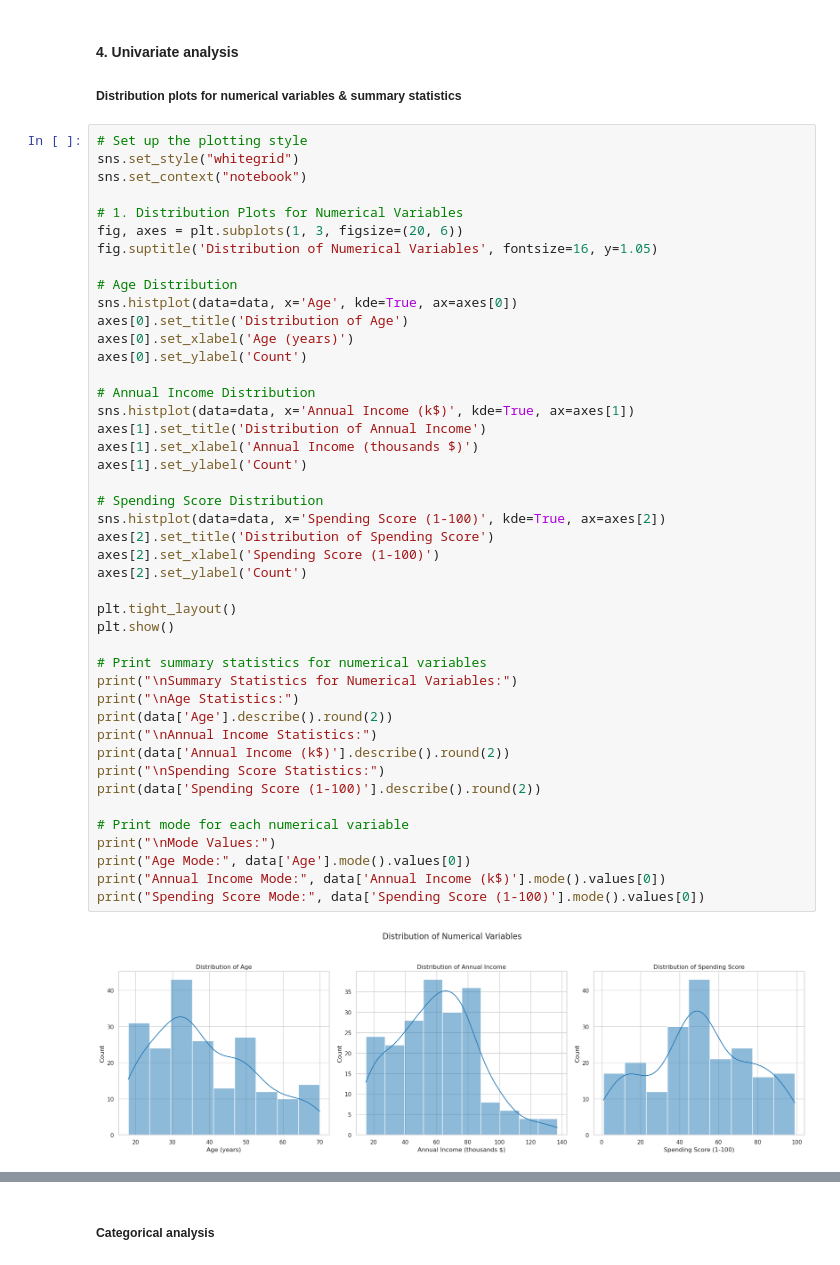
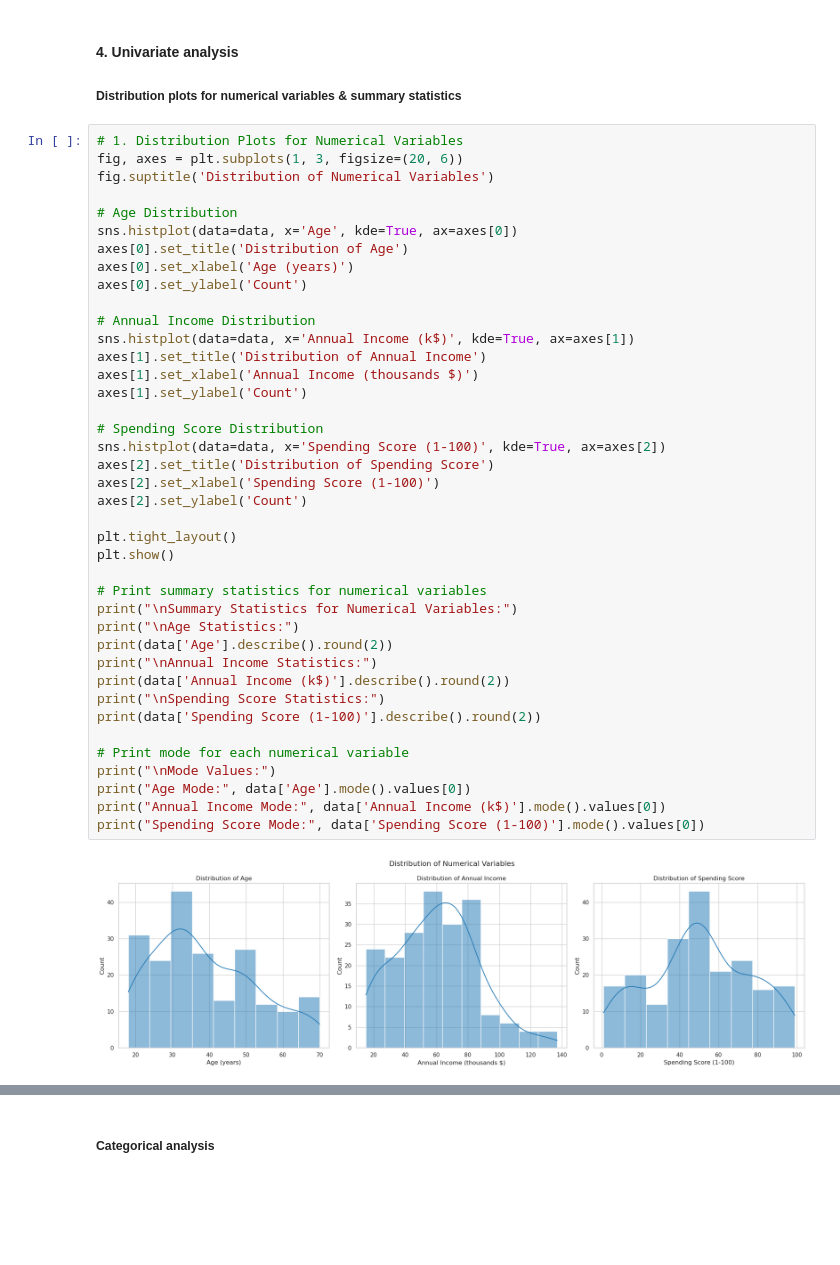
Before and after one commit to zey-2/sctp-dsai-1.3-coaching, a Jupyter notebook: notebook/1.3-coaching-assignment.ipynb, the cells around one changed output, grey strips where cells are left out. Drawn from its saved outputs; the diff is of its cells as text; blank space fills up the shorter version.

```diff
--- a/notebook/1.3-coaching-assignment.ipynb
+++ b/notebook/1.3-coaching-assignment.ipynb
@@ -147,13 +162,9 @@ plt.show()
 
 ##### Distribution plots for numerical variables & summary statistics
 # %%
-# Set up the plotting style
-sns.set_style("whitegrid")
-sns.set_context("notebook")
-
 # 1. Distribution Plots for Numerical Variables
 fig, axes = plt.subplots(1, 3, figsize=(20, 6))
-fig.suptitle('Distribution of Numerical Variables', fontsize=16, y=1.05)
+fig.suptitle('Distribution of Numerical Variables')
 
 # Age Distribution
 sns.histplot(data=data, x='Age', kde=True, ax=axes[0])
@@ -164,34 +175,34 @@ axes[0].set_ylabel('Count')
 # Annual Income Distribution
 sns.histplot(data=data, x='Annual Income (k$)', kde=True, ax=axes[1])
 axes[1].set_title('Distribution of Annual Income')
 axes[1].set_xlabel('Annual Income (thousands $)')
 axes[1].set_ylabel('Count')
 
 # Spending Score Distribution
 sns.histplot(data=data, x='Spending Score (1-100)', kde=True, ax=axes[2])
 axes[2].set_title('Distribution of Spending Score')
 axes[2].set_xlabel('Spending Score (1-100)')
 axes[2].set_ylabel('Count')
 
 plt.tight_layout()
 plt.show()
 
 # Print summary statistics for numerical variables
 print("\nSummary Statistics for Numerical Variables:")
 print("\nAge Statistics:")
 print(data['Age'].describe().round(2))
 print("\nAnnual Income Statistics:")
 print(data['Annual Income (k$)'].describe().round(2))
 print("\nSpending Score Statistics:")
 print(data['Spending Score (1-100)'].describe().round(2))
 
 # Print mode for each numerical variable
 print("\nMode Values:")
 print("Age Mode:", data['Age'].mode().values[0])
 print("Annual Income Mode:", data['Annual Income (k$)'].mode().values[0])
 print("Spending Score Mode:", data['Spending Score (1-100)'].mode().values[0])
 # %% [output]
-[figure, old version]
+[figure, new version]
 Summary Statistics for Numerical Variables:
 
 Age Statistics:
```
Also changed, not shown: parts of 5 cells of this notebook.
